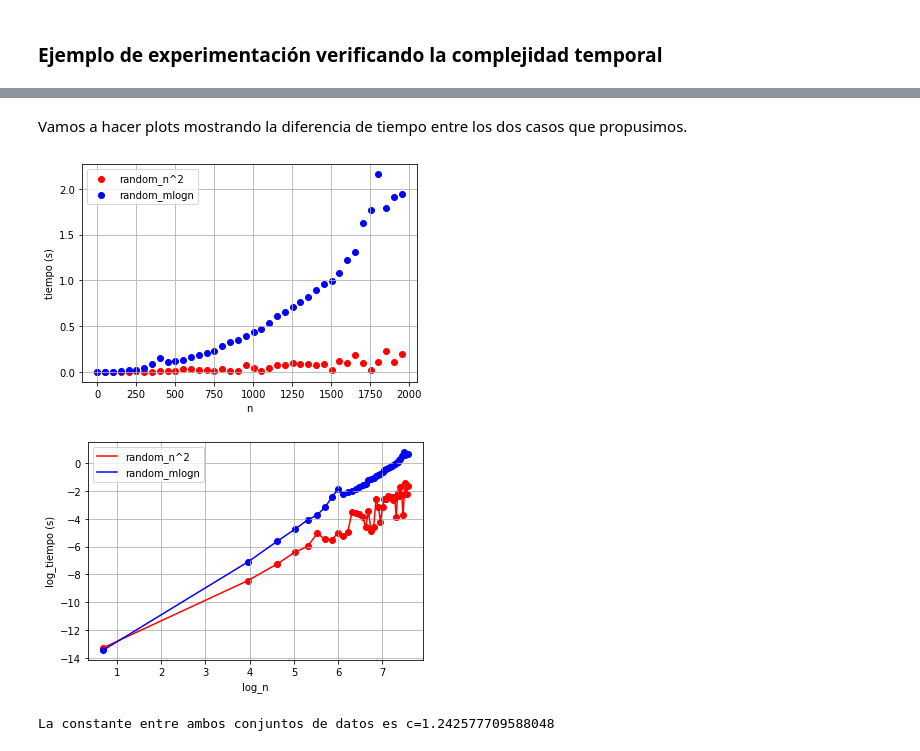
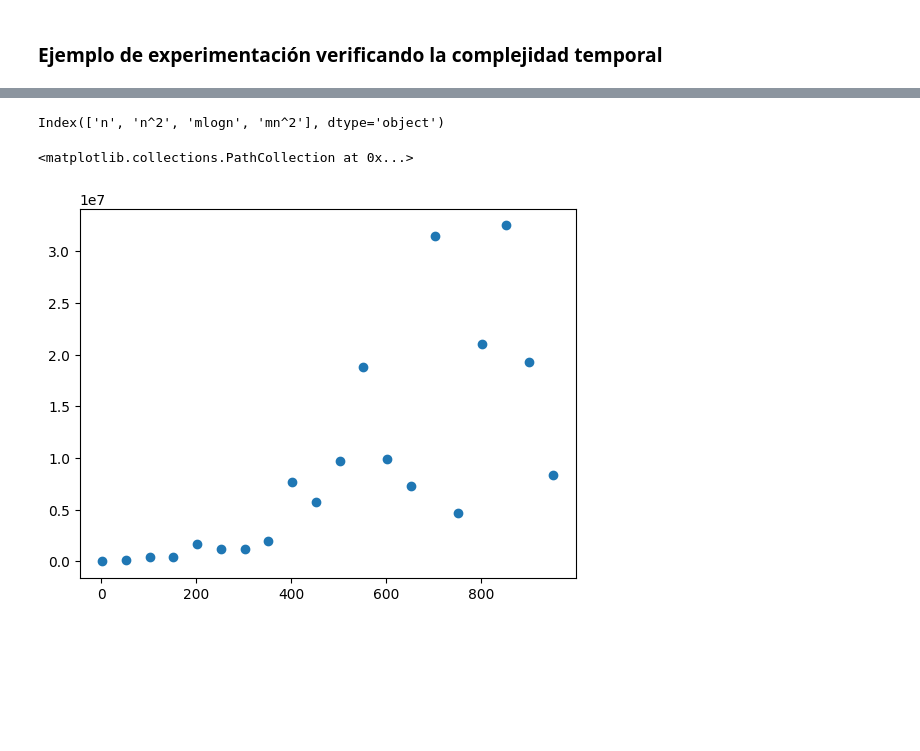
Before and after one commit to JoaquinPolonuer/algo3, a Jupyter notebook: tp2/ejercicio3_experimentacion/Experimentacion.ipynb, the cells around one changed output, grey strips where cells are left out. Drawn from its saved outputs; the diff is of its cells as text; code cells hidden in the pictures; blank space fills up the shorter version.

```diff
--- a/tp2/ejercicio3_experimentacion/Experimentacion.ipynb
+++ b/tp2/ejercicio3_experimentacion/Experimentacion.ipynb
@@ -14,13 +6,6 @@ import pandas as pd
 import seaborn as sns
 import matplotlib.pyplot as plt
 
-# Esto no es bueno hacerlo, porque no permite ver bien diferencias.
 fig = plt.figure()
-
-df = pd.read_csv("runtime_random_n^2.csv")
-df['cota'] = df['n']
-
-ax1 = sns.lmplot(x='n', y='time', data=df)
-plt.xlabel("Tamaño de entrada")
-plt.ylabel("tiempo (s)")
+df = pd.read_csv("runtime_random.csv")
 # %% [output]
@@ -32,6 +12,0 @@ Este gráfico tiene el problema de que los n que consideramos crecen exponencial
-# %%
-df['log_time'] = np.log(df['time'])
-df['log_cota'] = np.log(df['cota'])
-ax1 = sns.lmplot(x='log_cota', y='log_time', data=df)
-plt.xlabel("log_tamaño")
-plt.ylabel("log_tiempo (s)")
@@ -52,47 +13,10 @@ Con esto concluímos con un alto nivel de confianza que la cota teórica correla
-# %% [markdown]
-Vamos a hacer plots mostrando la diferencia de tiempo entre los dos casos que propusimos.
-# %%
-exp1 = "random_n^2"
-exp2 = "random_mlogn"
-
-df = pd.read_csv(f"runtime_{exp1}.csv")
-df[f'time_{exp1}'] = df['time']
-
-df2 = pd.read_csv(f"runtime_{exp2}.csv")
-df[f'time_{exp2}'] = df2['time']
-
-fig, ax = plt.subplots()
-
-ax.scatter(df['n'],df[f'time_{exp1}'],color='red', label=exp1)
-ax.scatter(df['n'],df[f'time_{exp2}'],color='blue', label=exp2)
-plt.xlabel("n")
-plt.ylabel("tiempo (s)")
-
-ax.legend()
-ax.grid(True)
-
-plt.show()
-# %% [output]
-[figure, removed]
-# %%
-fig, ax = plt.subplots()
-
-ax.scatter(np.log(df['n']),np.log(df[f'time_{exp1}']),color='red')
-ax.plot(np.log(df['n']),np.log(df[f'time_{exp1}']),color='red', label=exp1)
-ax.scatter(np.log(df['n']),np.log(df[f'time_{exp2}']),color='blue')
-ax.plot(np.log(df['n']),np.log(df[f'time_{exp2}']),color='blue', label=exp2)
-
-plt.xlabel("log_n")
-plt.ylabel("log_tiempo (s)")
-
-ax.legend()
-ax.grid(True)
-
-plt.show()
-# %% [output]
-[figure, removed]
-# %%
-log_c = np.average(np.log(df[f'time_{exp1}']) - np.log(df[f'time_{exp2}']))
-print("La constante entre ambos conjuntos de datos es c=" + str(np.exp(log_c)))
-# %% [output]
-La constante entre ambos conjuntos de datos es c=1.242577709588048
+# %%
+df.columns
+# %% [output]
+Index(['n', 'n^2', 'mlogn', 'mn^2'], dtype='object')
+# %%
+plt.scatter(df["n"], df["n^2"])
+# plt.scatter(df["n"], 30*df["n"]**2)
+# %% [output]
+<matplotlib.collections.PathCollection at 0x...>
+[figure, added]
```
Also changed, not shown: parts of 9 cells of this notebook, 15 other files.
